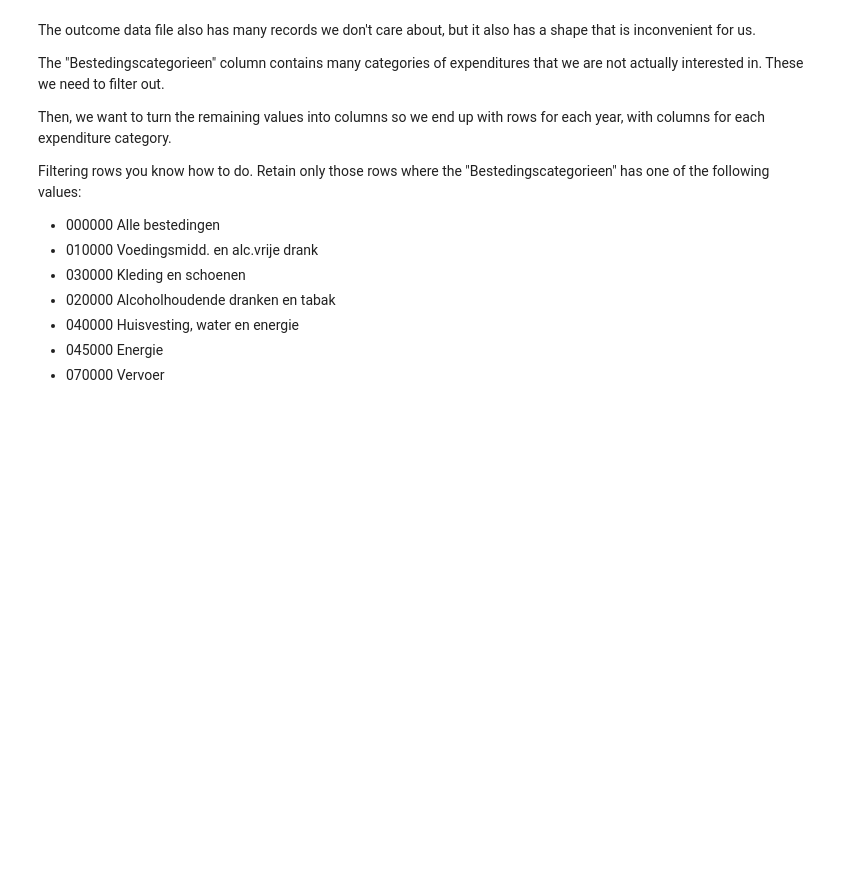
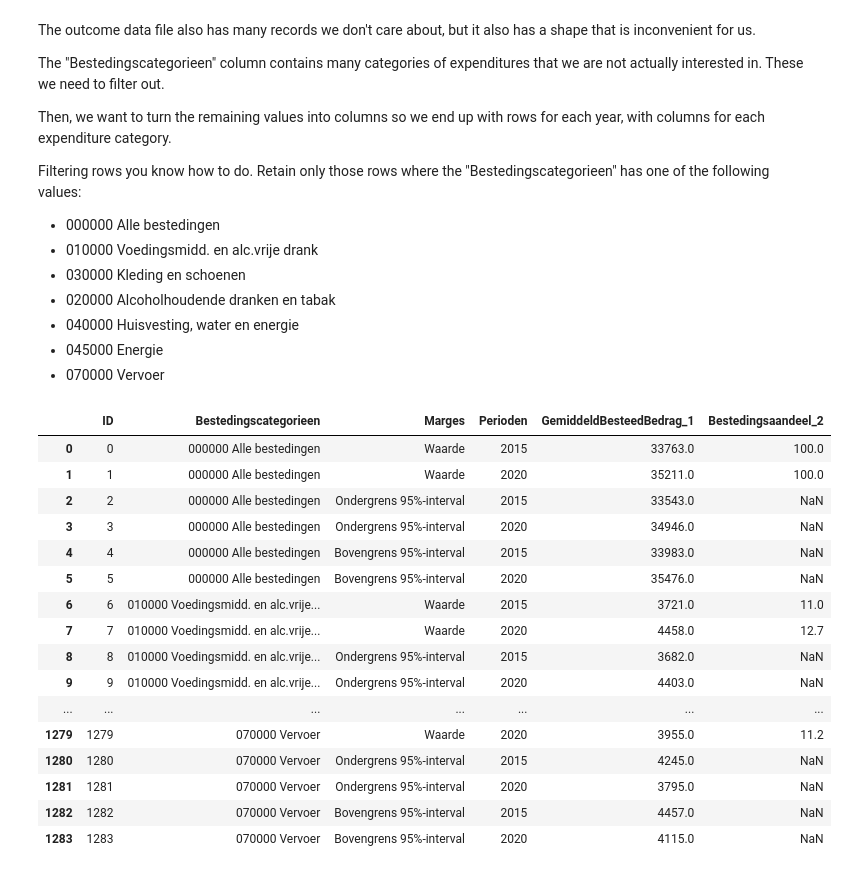
Before and after one commit to AIM-MADS-DATEXP/workshop-pipelines, a Jupyter notebook: pipelines_workshop.ipynb, the cells around one changed output. Drawn from its saved outputs; the diff is of its cells as text; code cells hidden in the pictures; blank space fills up the shorter version.

Commit message:
filtered relevant exp records

```diff
--- a/pipelines_workshop.ipynb
+++ b/pipelines_workshop.ipynb
@@ -231,0 +230,30 @@ Filtering rows you know how to do. Retain only those rows where the "Bestedingsc
+# %%
+# Your code goes here
+df_hhe_relevant = df_hhe[df_hhe['Bestedingscategorieen'].isin([
+    '000000 Alle bestedingen',
+    '010000 Voedingsmidd. en alc.vrije drank',
+    '030000 Kleding en schoenen',
+    '020000 Alcoholhoudende dranken en tabak',
+    '040000 Huisvesting, water en energie',
+    '045000 Energie',
+    '070000 Vervoer',
+])].copy()
+df_hhe_relevant
+# %% [output]
+|  | ID | Bestedingscategorieen | Marges | Perioden | GemiddeldBesteedBedrag_1 | Bestedingsaandeel_2 |
+| 0 | 0 | 000000 Alle bestedingen | Waarde | 2015 | 33763.0 | 100.0 |
+| 1 | 1 | 000000 Alle bestedingen | Waarde | 2020 | 35211.0 | 100.0 |
+| 2 | 2 | 000000 Alle bestedingen | Ondergrens 95%-interval | 2015 | 33543.0 | NaN |
+| 3 | 3 | 000000 Alle bestedingen | Ondergrens 95%-interval | 2020 | 34946.0 | NaN |
+| 4 | 4 | 000000 Alle bestedingen | Bovengrens 95%-interval | 2015 | 33983.0 | NaN |
+| 5 | 5 | 000000 Alle bestedingen | Bovengrens 95%-interval | 2020 | 35476.0 | NaN |
+| 6 | 6 | 010000 Voedingsmidd. en alc.vrije... | Waarde | 2015 | 3721.0 | 11.0 |
+| 7 | 7 | 010000 Voedingsmidd. en alc.vrije... | Waarde | 2020 | 4458.0 | 12.7 |
+| 8 | 8 | 010000 Voedingsmidd. en alc.vrije... | Ondergrens 95%-interval | 2015 | 3682.0 | NaN |
+| 9 | 9 | 010000 Voedingsmidd. en alc.vrije... | Ondergrens 95%-interval | 2020 | 4403.0 | NaN |
+| ... | ... | ... | ... | ... | ... | ... |
+| 1279 | 1279 | 070000 Vervoer | Waarde | 2020 | 3955.0 | 11.2 |
+| 1280 | 1280 | 070000 Vervoer | Ondergrens 95%-interval | 2015 | 4245.0 | NaN |
+| 1281 | 1281 | 070000 Vervoer | Ondergrens 95%-interval | 2020 | 3795.0 | NaN |
+| 1282 | 1282 | 070000 Vervoer | Bovengrens 95%-interval | 2015 | 4457.0 | NaN |
+| 1283 | 1283 | 070000 Vervoer | Bovengrens 95%-interval | 2020 | 4115.0 | NaN |
```
Also changed, not shown: parts of 1 cell of this notebook.
